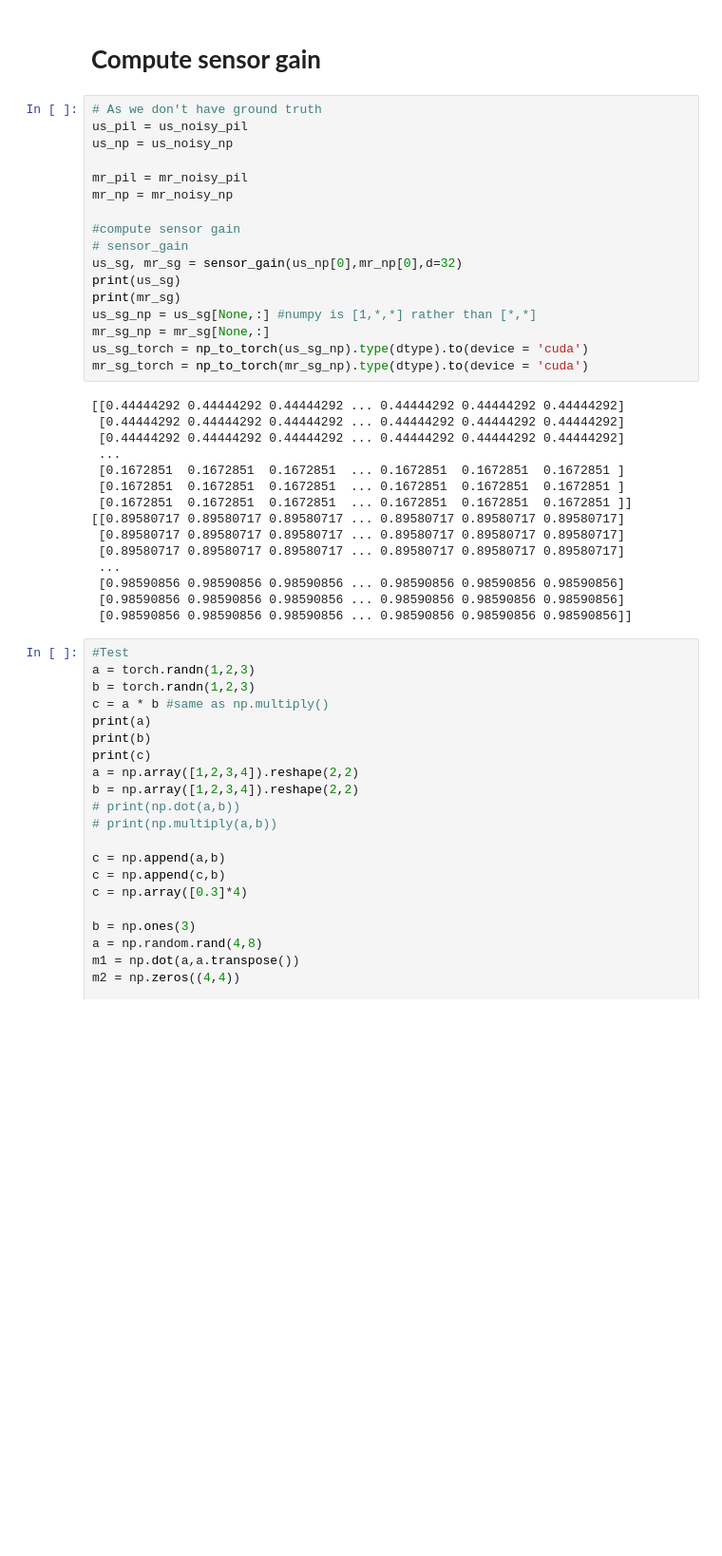
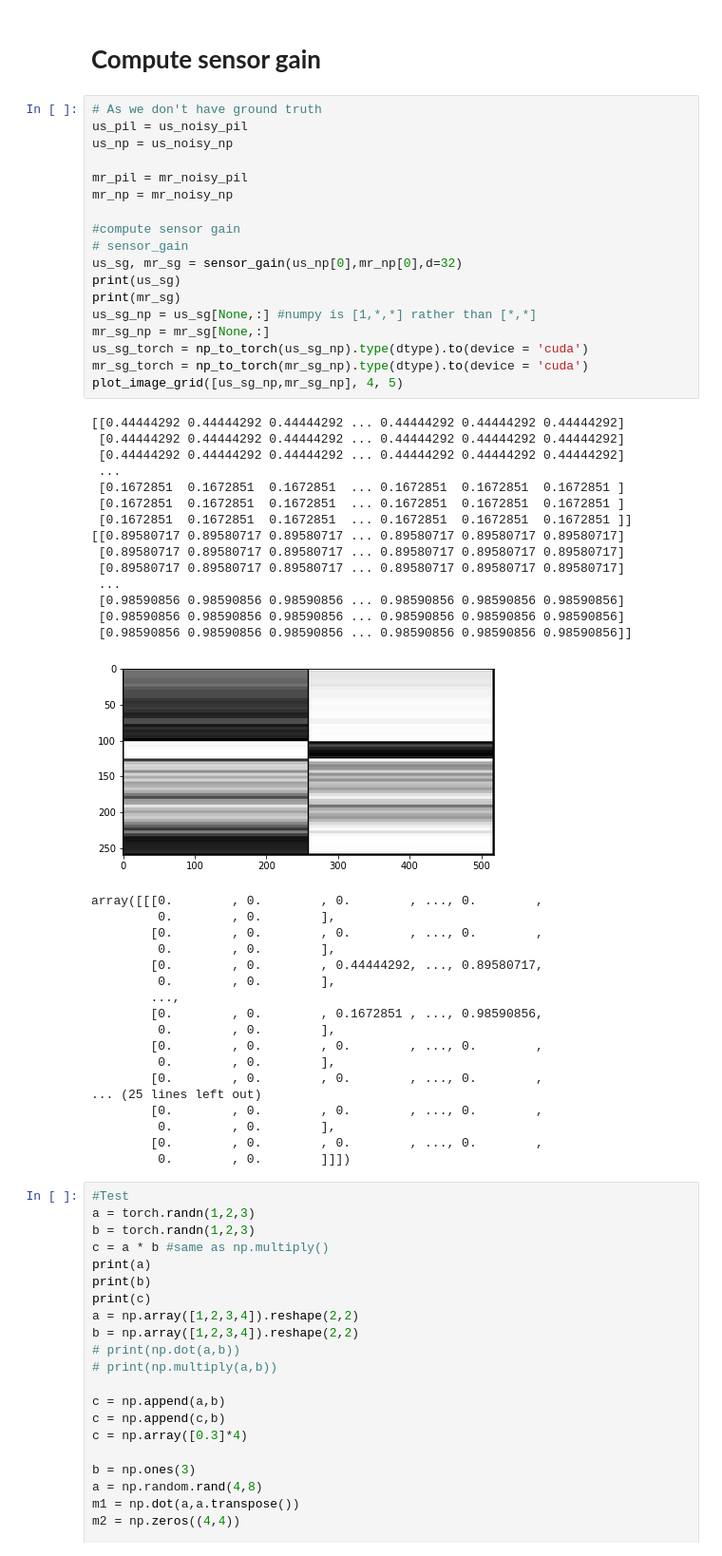
Before and after one commit to maxudong1993/deep-image-prior, a Jupyter notebook: Line_SensorGain_PSFconv_L1norm_UMCamp.ipynb, the cells around one changed output. Shown at 95% size. Drawn from its saved outputs; the diff is of its cells as text; blank space fills up the shorter version.

```diff
--- a/Line_SensorGain_PSFconv_L1norm_UMCamp.ipynb
+++ b/Line_SensorGain_PSFconv_L1norm_UMCamp.ipynb
@@ -169,33 +173,52 @@ mr_psf_torch = np_to_torch(mr_psf_np).type(dtype).to(device = 'cuda')
 us_pil = us_noisy_pil
 us_np = us_noisy_np
 
 mr_pil = mr_noisy_pil
 mr_np = mr_noisy_np
 
 #compute sensor gain
 # sensor_gain
 us_sg, mr_sg = sensor_gain(us_np[0],mr_np[0],d=32)
 print(us_sg)
 print(mr_sg)
 us_sg_np = us_sg[None,:] #numpy is [1,*,*] rather than [*,*]
 mr_sg_np = mr_sg[None,:]
 us_sg_torch = np_to_torch(us_sg_np).type(dtype).to(device = 'cuda')
 mr_sg_torch = np_to_torch(mr_sg_np).type(dtype).to(device = 'cuda')
+plot_image_grid([us_sg_np,mr_sg_np], 4, 5)
 # %% [output]
 [[0.44444292 0.44444292 0.44444292 ... 0.44444292 0.44444292 0.44444292]
  [0.44444292 0.44444292 0.44444292 ... 0.44444292 0.44444292 0.44444292]
  [0.44444292 0.44444292 0.44444292 ... 0.44444292 0.44444292 0.44444292]
  ...
  [0.1672851  0.1672851  0.1672851  ... 0.1672851  0.1672851  0.1672851 ]
  [0.1672851  0.1672851  0.1672851  ... 0.1672851  0.1672851  0.1672851 ]
  [0.1672851  0.1672851  0.1672851  ... 0.1672851  0.1672851  0.1672851 ]]
 [[0.89580717 0.89580717 0.89580717 ... 0.89580717 0.89580717 0.89580717]
  [0.89580717 0.89580717 0.89580717 ... 0.89580717 0.89580717 0.89580717]
  [0.89580717 0.89580717 0.89580717 ... 0.89580717 0.89580717 0.89580717]
  ...
  [0.98590856 0.98590856 0.98590856 ... 0.98590856 0.98590856 0.98590856]
  [0.98590856 0.98590856 0.98590856 ... 0.98590856 0.98590856 0.98590856]
  [0.98590856 0.98590856 0.98590856 ... 0.98590856 0.98590856 0.98590856]]
+[figure, added]
+array([[[0.        , 0.        , 0.        , ..., 0.        ,
+         0.        , 0.        ],
+        [0.        , 0.        , 0.        , ..., 0.        ,
+         0.        , 0.        ],
+        [0.        , 0.        , 0.44444292, ..., 0.89580717,
+         0.        , 0.        ],
+        ...,
+        [0.        , 0.        , 0.1672851 , ..., 0.98590856,
+         0.        , 0.        ],
+        [0.        , 0.        , 0.        , ..., 0.        ,
+         0.        , 0.        ],
+        [0.        , 0.        , 0.        , ..., 0.        ,
+... (25 lines left out)
+        [0.        , 0.        , 0.        , ..., 0.        ,
+         0.        , 0.        ],
+        [0.        , 0.        , 0.        , ..., 0.        ,
+         0.        , 0.        ]]])
 # %%
 #Test
 a = torch.randn(1,2,3)
```
Also changed, not shown: parts of 1 cell of this notebook.
